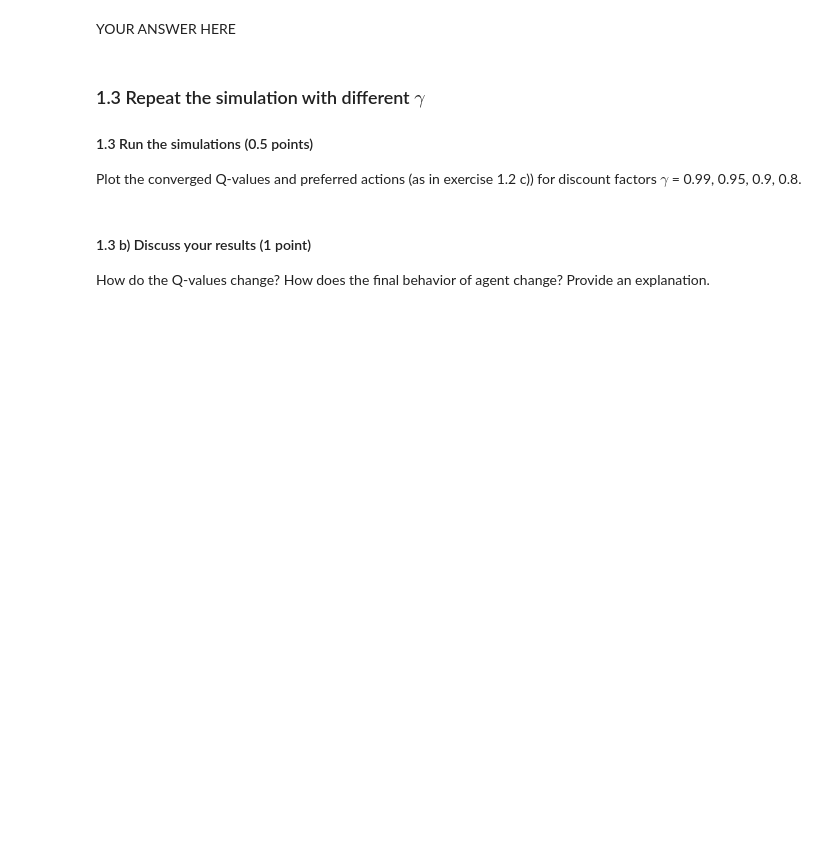
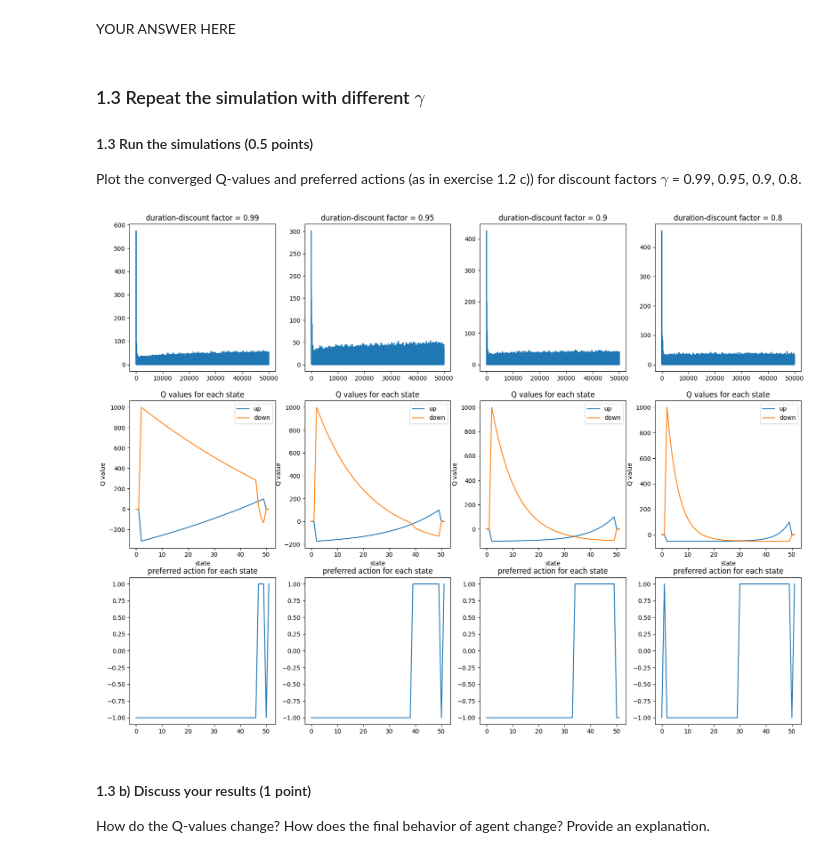
Before and after one commit to Erfan7bt/MHBF, a Jupyter notebook: 8-rl-part-II/rl-part-II.ipynb, the cells around one changed output. Saved outputs shown, nothing was run; the diff lists cells and outputs as text; code cells hidden in the pictures; blank space fills up the shorter version.

```diff
--- a/8-rl-part-II/rl-part-II.ipynb
+++ b/8-rl-part-II/rl-part-II.ipynb
@@ -215,3 +240,59 @@ raise NotImplementedError()
+# %%
+# YOUR CODE HERE
+plt.figure(figsize=(20,15))
+dfs= [0.99,0.95,0.9,0.8]
+states= np.arange(0,52)
+for df in range(4):
+    discount_factor= dfs[df]
+
+    Q=np.zeros((52,2))+ np.random.rand(52,2)*0.0001
+    Q_history=[]
+    t_history=[]
+    for i in range(50000):
+        t=0
+        state= np.random.randint(1,51)
+        while state != 1 and state != 50:
+            action= epsilon_greedy_policy(state)
+
+            new_state= state + action
+            Q=update_Q(Q,state, action, discount_factor=discount_factor)
+            state= new_state
+            t+=1
+        Q_history.append(Q.copy())
+        t_history.append(t)
+
+    trial=range(50000)
+    for i in range(50000):
+        Q_history[i]= np.mean(Q_history[i])
+
+
+    plt.subplot(3,4,df+1)
+    plt.plot(trial,t_history)
+    plt.title("duration-discount factor = {}".format(discount_factor))
+
+    plt.subplot(3,4,df+5)
+    plt.plot(states, Q[:,0], label="up")
+    plt.plot(states, Q[:,1], label="down")
+    plt.title("Q values for each state")
+    plt.xlabel("state")
+    plt.ylabel("Q value")
+    plt.legend()
+
+    plt.subplot(3,4,df+9)
+    preferred_action= np.argmax(Q, axis=1)
+    for i in range(0,52):
+        if preferred_action[i]==0:
+            preferred_action[i]=1
+        else:
+            preferred_action[i]=-1
+    plt.plot(states, preferred_action)
+    plt.title("preferred action for each state")
+
+
+
+# raise NotImplementedError()
+# %% [output]
+[figure, added]
 # %% [markdown]
 #### 1.3 b) Discuss your results (1 point)
 
```
Also changed, not shown: parts of 5 cells of this notebook, 1 other file.
